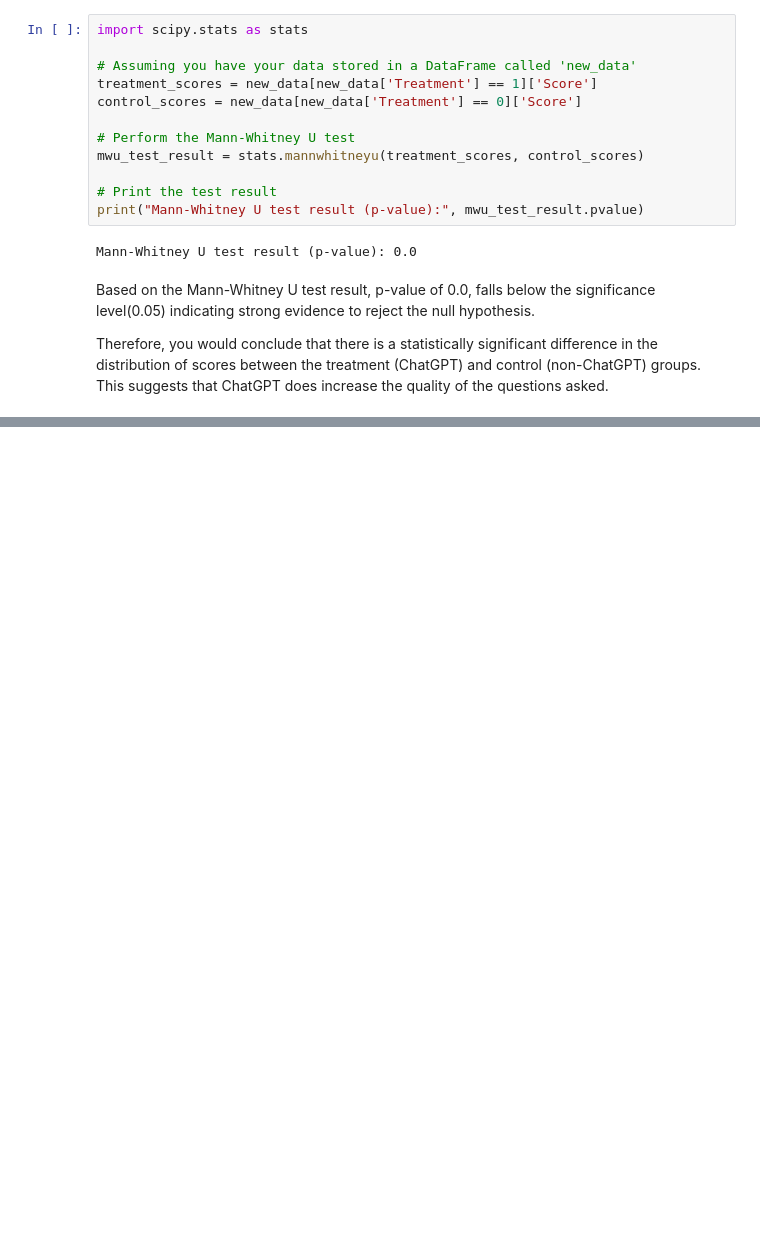
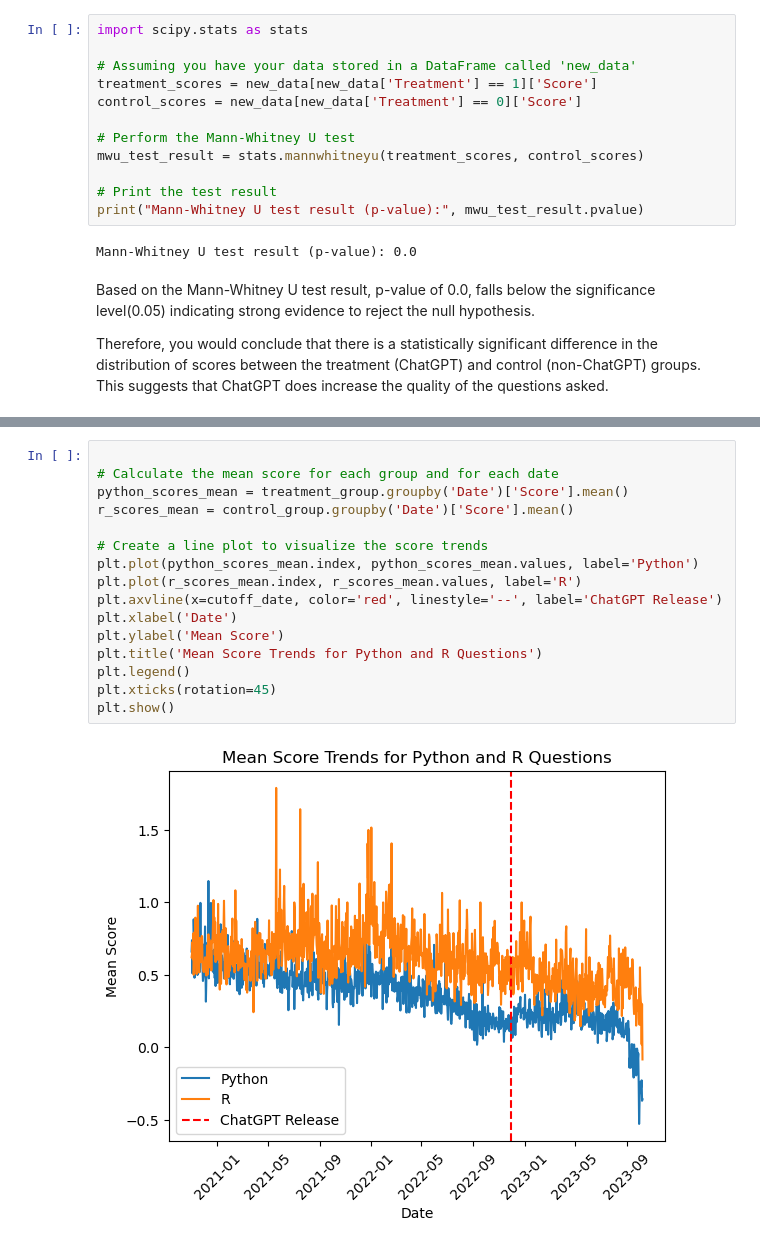
Before and after one commit to wanjikuciku/ChatGPT-Impact-on-StackOverFlow, a Jupyter notebook: hypothesis.ipynb, the cells around one changed output, grey strips where cells are left out. Saved outputs shown, nothing was run; the diff lists cells and outputs as text; blank space fills up the shorter version.

```diff
--- a/hypothesis.ipynb
+++ b/hypothesis.ipynb
@@ -1365,0 +1179,18 @@ PostTreatment    -0.0159      0.012     -1.310      0.190      -0.040       0.00
+# %%
+
+# Calculate the mean score for each group and for each date
+python_scores_mean = treatment_group.groupby('Date')['Score'].mean()
+r_scores_mean = control_group.groupby('Date')['Score'].mean()
+
+# Create a line plot to visualize the score trends
+plt.plot(python_scores_mean.index, python_scores_mean.values, label='Python')
+plt.plot(r_scores_mean.index, r_scores_mean.values, label='R')
+plt.axvline(x=cutoff_date, color='red', linestyle='--', label='ChatGPT Release')
+plt.xlabel('Date')
+plt.ylabel('Mean Score')
+plt.title('Mean Score Trends for Python and R Questions')
+plt.legend()
+plt.xticks(rotation=45)
+plt.show()
+# %% [output]
+[figure, added]
```
Also changed, not shown: parts of 37 cells of this notebook.
